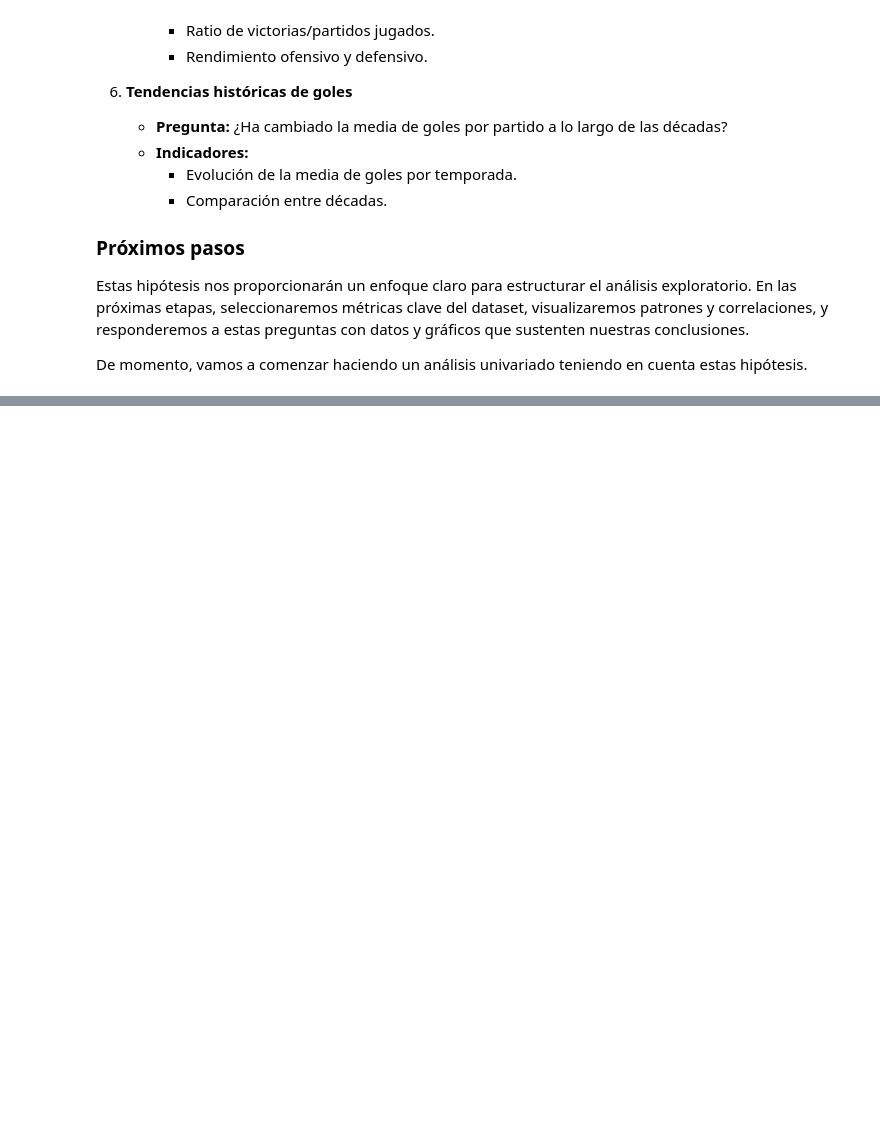
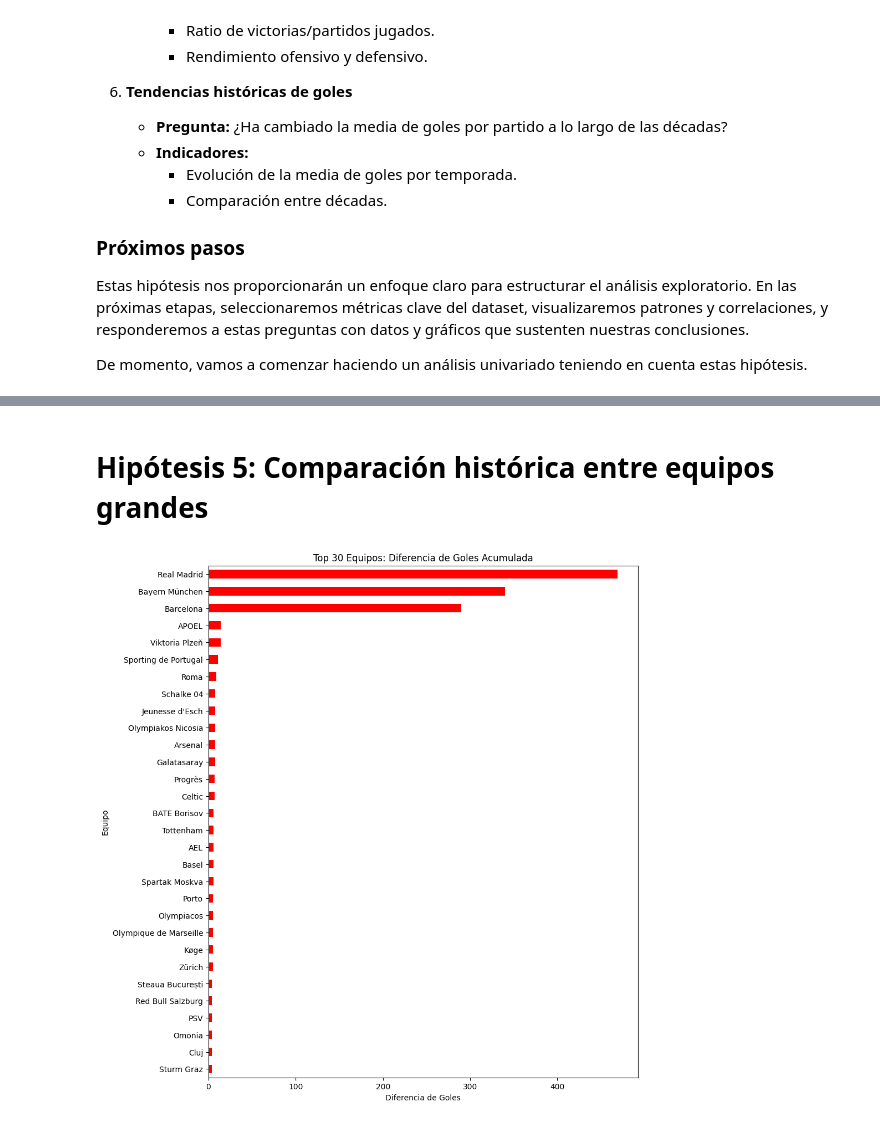
Before and after one commit to 27MarioGomez/ONLINE_DS_THEBRIDGE_27MarioGomez, a Jupyter notebook: Project_Break_I__EDA/EDA - CHAMPIONS LEAGUE/main.ipynb, the cells around one changed output, grey strips where cells are left out. Drawn from its saved outputs; the diff is of its cells as text; code cells hidden in the pictures; blank space fills up the shorter version.

```diff
--- a/Project_Break_I__EDA/EDA - CHAMPIONS LEAGUE/main.ipynb
+++ b/Project_Break_I__EDA/EDA - CHAMPIONS LEAGUE/main.ipynb
@@ -552,0 +555,25 @@ See the caveats in the documentation: https://pandas.pydata.org/pandas-docs/stab
+# %% [markdown]
+# Hipótesis 5: Comparación histórica entre equipos grandes
+# %%
+# Comparar equipos grandes
+big_teams = ['Real Madrid', 'Barcelona', 'Bayern München']
+big_teams_data = df_cleaned[(df_cleaned['Team 1'].isin(big_teams)) | (df_cleaned['Team 2'].isin(big_teams))].copy()
+
+# Diferencia de goles acumulada
+big_teams_data.loc[:, 'Goal Difference'] = np.where(big_teams_data['Team 1'].isin(big_teams),
+                                                    big_teams_data['Team 1 Goals'] - big_teams_data['Team 2 Goals'],
+                                                    big_teams_data['Team 2 Goals'] - big_teams_data['Team 1 Goals'])
+goal_diff_big_teams = big_teams_data.groupby('Team 1')['Goal Difference'].sum()
+
+# Mostrar solo los 30 equipos más representativos
+top_teams = goal_diff_big_teams.sort_values(ascending=False).head(30)
+
+# Visualización mejorada
+plt.figure(figsize=(10, 12))  # Aumentar la altura del gráfico
+top_teams.sort_values().plot(kind='barh', color="red")
+plt.title("Top 30 Equipos: Diferencia de Goles Acumulada")
+plt.xlabel("Diferencia de Goles")
+plt.ylabel("Equipo")
+plt.show()
+# %% [output]
+[figure, added]
```
Also changed, not shown: parts of 44 cells of this notebook.
